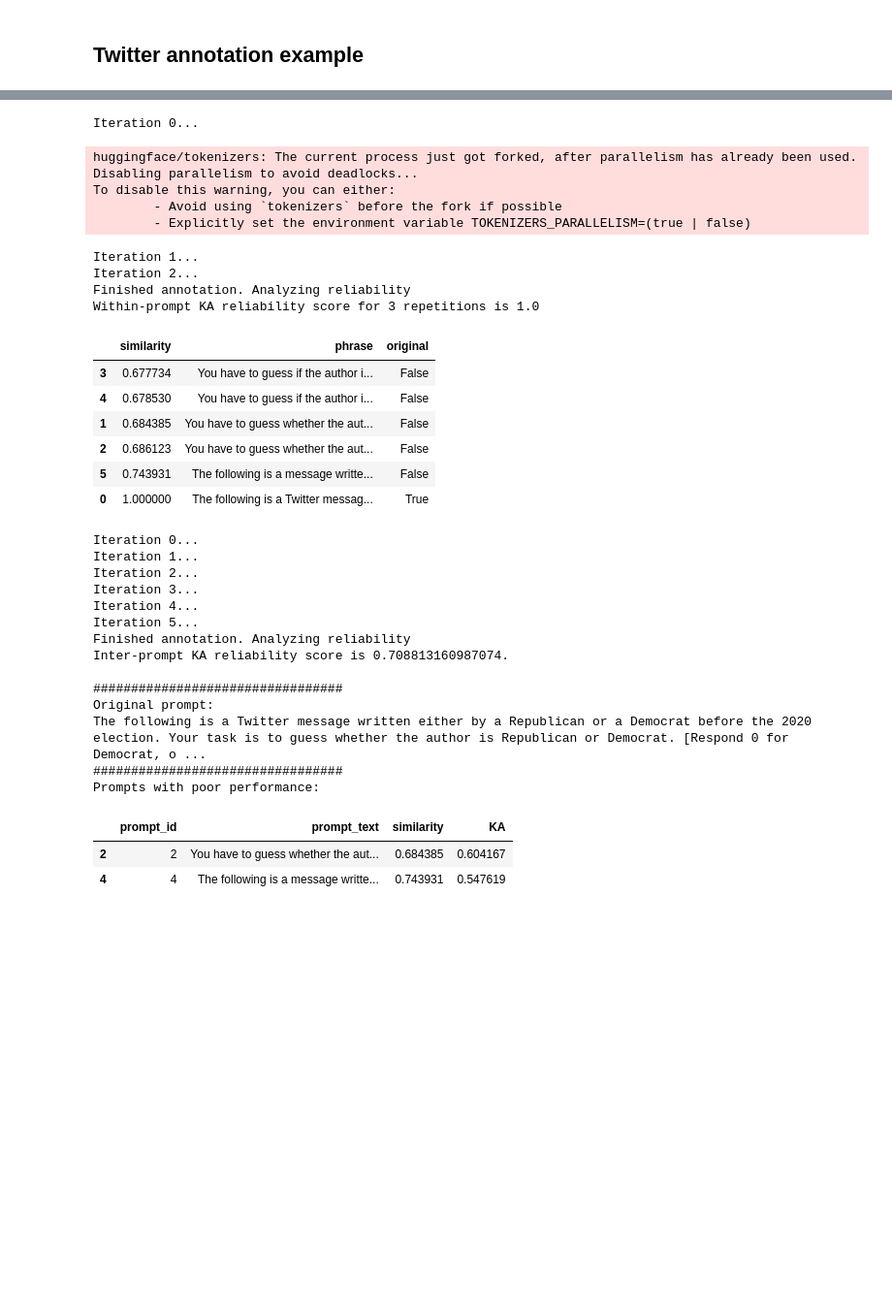
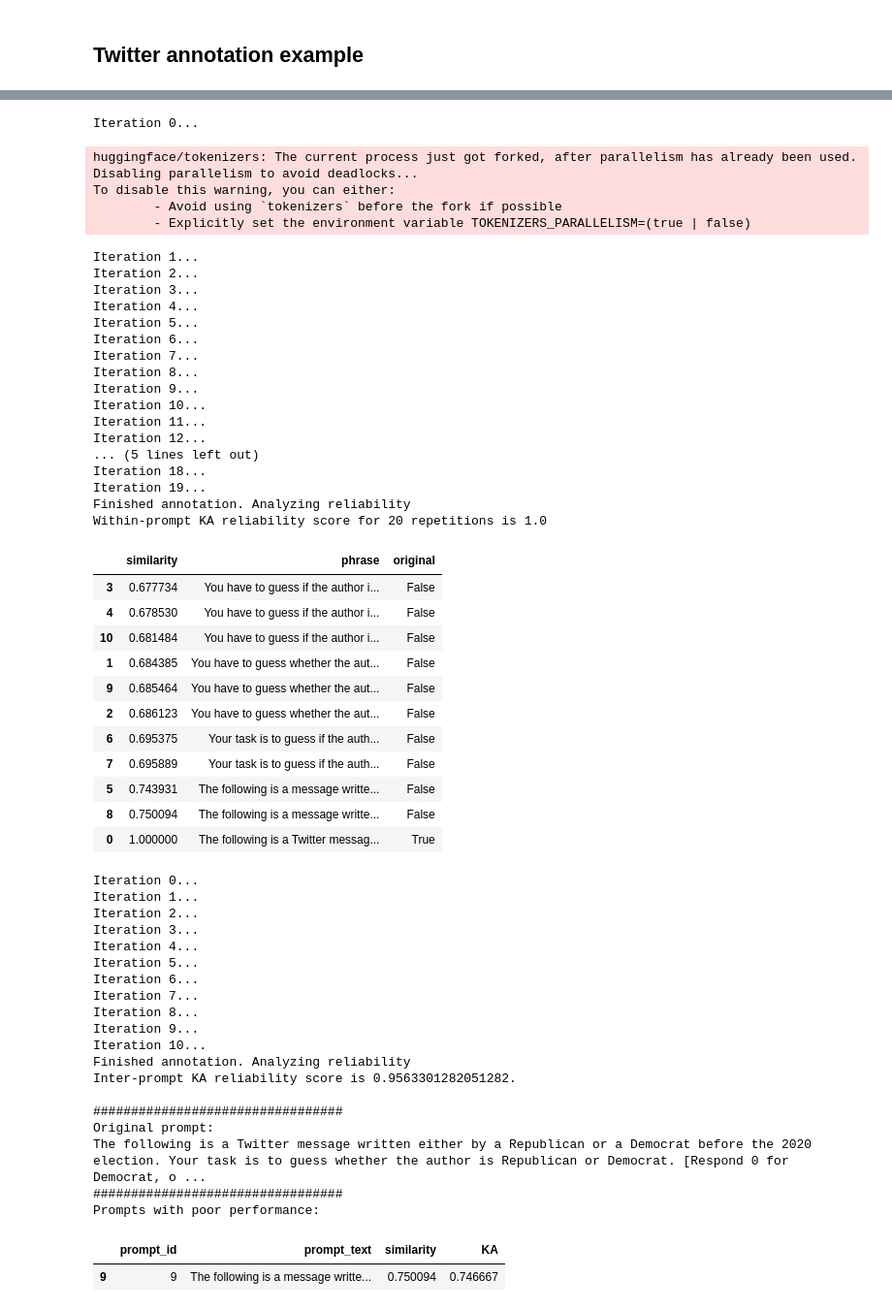
Before and after one commit to cjbarrie/promptstability, a Jupyter notebook: notebooks/manisfestos class.ipynb, the cells around one changed output, grey strips where cells are left out. Shown: that part at 97% size. Drawn from its saved outputs; the diff is of its cells as text; code cells hidden in the pictures; blank space fills up the shorter version.

```diff
--- a/notebooks/manisfestos class.ipynb
+++ b/notebooks/manisfestos class.ipynb
@@ -63,8 +63,8 @@ def count_tokens(text):
     # Return the count of tokens
     return len(tokens)
 
-# Change between None and 50 to control text truncation when pd df is displayed: pd.set_option('display.max_colwidth', 50)
-#pd.set_option('display.max_colwidth', 50)
+# Change between None and 50 to control text truncation when pd df is displayed:
+pd.set_option('display.max_colwidth', None)
 # %%
 class LLMWrapper:
     '''This is a wrapper class for LLMs, which provides a method called 'annotate' that annotates a given message using an LLM.
@@ -534,10 +580,10 @@ prompt_postfix = '[Respond 0 for Democrat, or 1 for Republican. Guess is you do
 psa = PromptStabilityAnalysis(llm, texts,parse_function=lambda x: float(x), metric_fn = simpledorff.metrics.nominal_metric)
 
 # Test variability for the same prompt.
-res,df, ka_scores, iterrations_no = psa.baseline_stochasticity(prompt,prompt_postfix,iterations=3)
+res,df, ka_scores, iterrations_no = psa.baseline_stochasticity(prompt,prompt_postfix,iterations=20)
 #print(f"The KA reliability for the main message is {res}")
 
 # Test of variability across prompts
-res,df,rel_by_sim, poor_prompts = psa.interprompt_stochasticity(prompt,prompt_postfix, nr_variations=5, temperature=1.0, iterations=1)
+res,df,rel_by_sim, poor_prompts = psa.interprompt_stochasticity(prompt,prompt_postfix, nr_variations=10, temperature=1.0, iterations=1)
 #print(f"The KA inter reliability for varying the prompt is {res}")
 # %% [output]
@@ -545,19 +591,37 @@ Some weights of PegasusForConditionalGeneration were not initialized from the mo
 You should probably TRAIN this model on a down-stream task to be able to use it for predictions and inference.
 Iteration 0...
 huggingface/tokenizers: The current process just got forked, after parallelism has already been used. Disabling parallelism to avoid deadlocks...
 To disable this warning, you can either:
         - Avoid using `tokenizers` before the fork if possible
         - Explicitly set the environment variable TOKENIZERS_PARALLELISM=(true | false)
 Iteration 1...
 Iteration 2...
+Iteration 3...
+Iteration 4...
+Iteration 5...
+Iteration 6...
+Iteration 7...
+Iteration 8...
+Iteration 9...
+Iteration 10...
+Iteration 11...
+Iteration 12...
+... (5 lines left out)
+Iteration 18...
+Iteration 19...
 Finished annotation. Analyzing reliability
-Within-prompt KA reliability score for 3 repetitions is 1.0
+Within-prompt KA reliability score for 20 repetitions is 1.0
 |  | similarity | phrase | original |
 | 3 | 0.677734 | You have to guess if the author i... | False |
 | 4 | 0.678530 | You have to guess if the author i... | False |
+| 10 | 0.681484 | You have to guess if the author i... | False |
 | 1 | 0.684385 | You have to guess whether the aut... | False |
+| 9 | 0.685464 | You have to guess whether the aut... | False |
 | 2 | 0.686123 | You have to guess whether the aut... | False |
+| 6 | 0.695375 | Your task is to guess if the auth... | False |
+| 7 | 0.695889 | Your task is to guess if the auth... | False |
 | 5 | 0.743931 | The following is a message writte... | False |
+| 8 | 0.750094 | The following is a message writte... | False |
 | 0 | 1.000000 | The following is a Twitter messag... | True |
 Iteration 0...
 Iteration 1...
@@ -565,8 +629,13 @@ Iteration 2...
 Iteration 3...
 Iteration 4...
 Iteration 5...
+Iteration 6...
+Iteration 7...
+Iteration 8...
+Iteration 9...
+Iteration 10...
 Finished annotation. Analyzing reliability
-Inter-prompt KA reliability score is 0.708813160987074.
+Inter-prompt KA reliability score is 0.9563301282051282.
 
 #################################
 Original prompt:
@@ -574,5 +643,4 @@ The following is a Twitter message written either by a Republican or a Democrat
 #################################
 Prompts with poor performance:
 |  | prompt_id | prompt_text | similarity | KA |
-| 2 | 2 | You have to guess whether the aut... | 0.684385 | 0.604167 |
-| 4 | 4 | The following is a message writte... | 0.743931 | 0.547619 |
+| 9 | 9 | The following is a message writte... | 0.750094 | 0.746667 |
```
Also changed, not shown: parts of 8 cells of this notebook.
